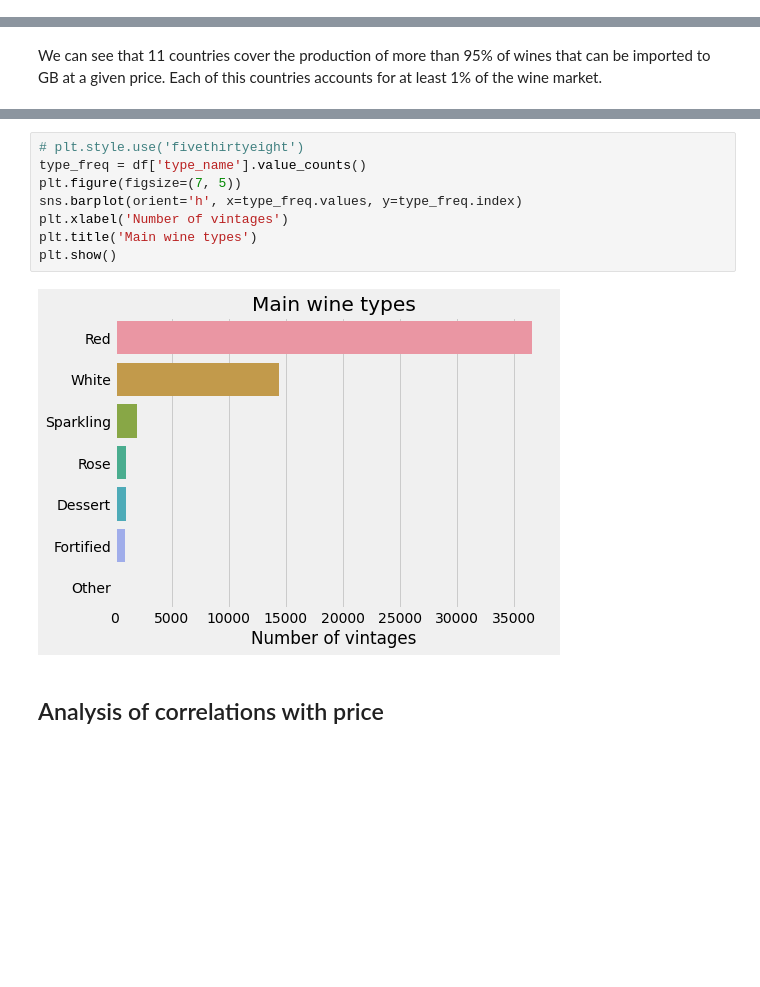
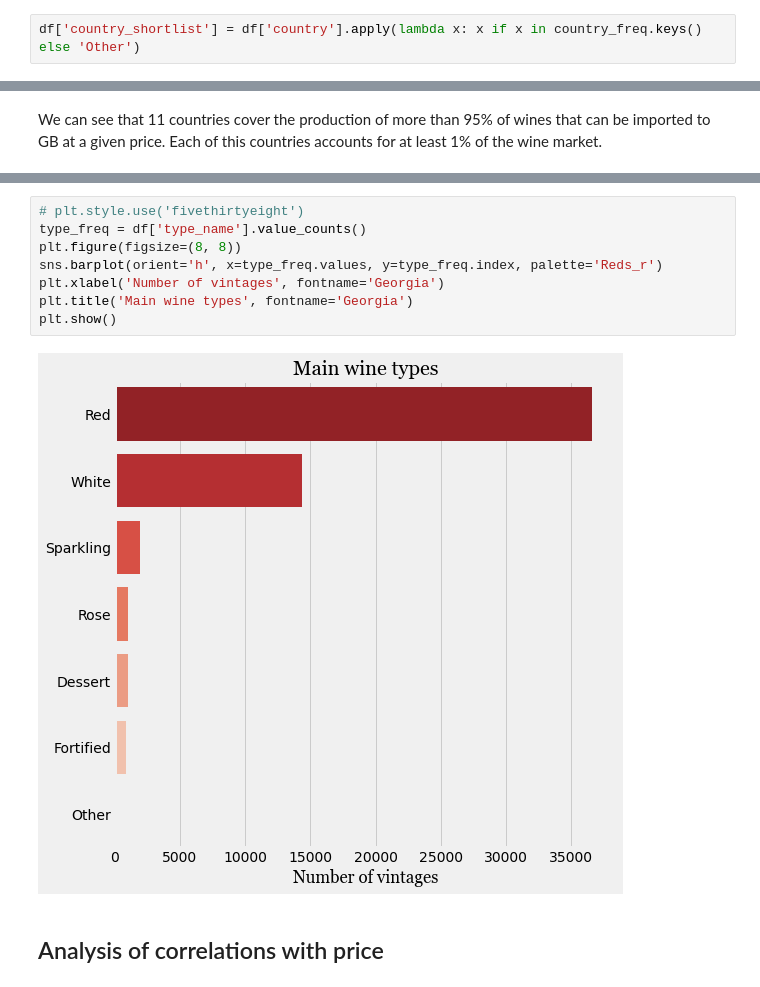
Before and after one commit to sveta-egorova/wine, a Jupyter notebook: data_analysis.ipynb, the cells around one changed output, grey strips where cells are left out. Drawn from its saved outputs; the diff is of its cells as text; blank space fills up the shorter version.

Commit message:
improved plot aesthetics

```diff
--- a/data_analysis.ipynb
+++ b/data_analysis.ipynb
@@ -323,3 +334,5 @@ for country in country_freq.keys():
     if country_freq[country] < 0.01:
         country_freq['Other'] += country_freq[country]
         country_freq = country_freq.drop(labels = country)
+# %%
+df['country_shortlist'] = df['country'].apply(lambda x: x if x in country_freq.keys() else 'Other')
@@ -336,13 +368,13 @@ plt.show()
 # %%
 # plt.style.use('fivethirtyeight')
 type_freq = df['type_name'].value_counts()
-plt.figure(figsize=(7, 5))
-sns.barplot(orient='h', x=type_freq.values, y=type_freq.index)
-plt.xlabel('Number of vintages')
-plt.title('Main wine types')
+plt.figure(figsize=(8, 8))
+sns.barplot(orient='h', x=type_freq.values, y=type_freq.index, palette='Reds_r')
+plt.xlabel('Number of vintages', fontname='Georgia')
+plt.title('Main wine types', fontname='Georgia')
 plt.show()
 # %% [output]
-[figure, old version]
+[figure, new version]
 # %% [markdown]
 ## Analysis of correlations with price
 # %%
```
Also changed, not shown: parts of 27 cells of this notebook.
